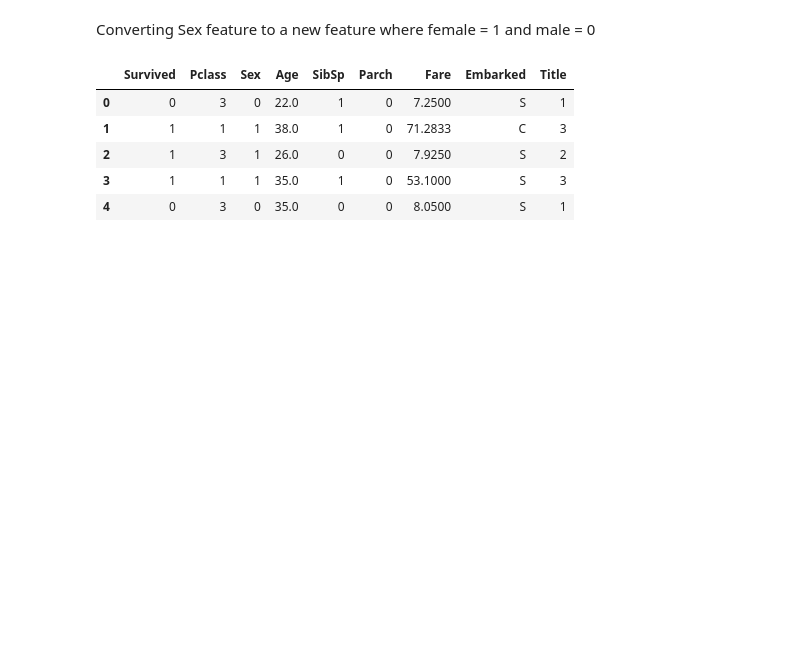
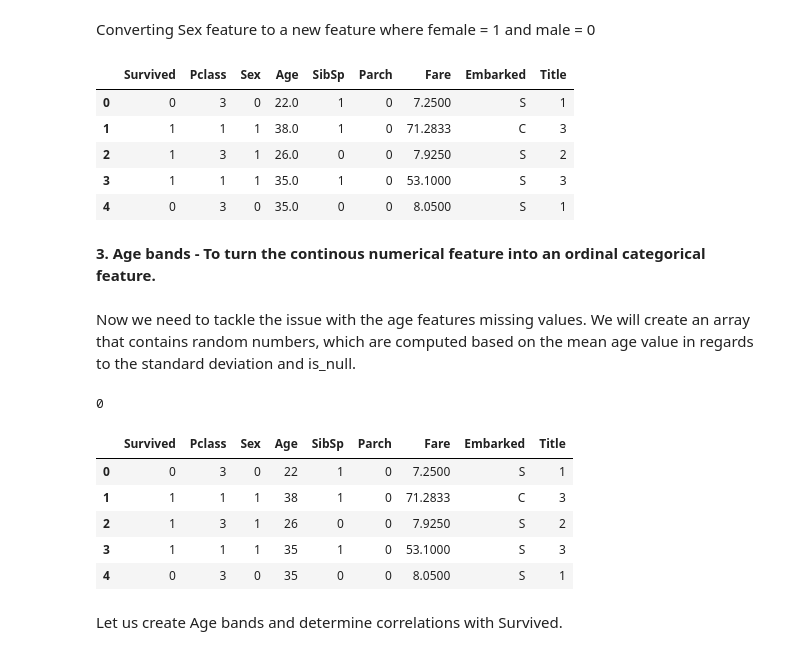
Before and after one commit to snaily16/Titanic-MachineLearning, a Jupyter notebook: Titanic - Machine Learning .ipynb, the cells around one changed output. Cells and saved outputs as stored; diff of their text form; code cells hidden in the pictures; blank space fills up the shorter version.

```diff
--- a/Titanic - Machine Learning .ipynb
+++ b/Titanic - Machine Learning .ipynb
@@ -347,3 +349,33 @@ train_df.head()
 | 2 | 1 | 3 | 1 | 26.0 | 0 | 0 | 7.9250 | S | 2 |
 | 3 | 1 | 1 | 1 | 35.0 | 1 | 0 | 53.1000 | S | 3 |
 | 4 | 0 | 3 | 0 | 35.0 | 0 | 0 | 8.0500 | S | 1 |
+# %% [markdown]
+**3. Age bands - To turn the continous numerical feature into an ordinal categorical feature.**
+# %% [markdown]
+Now we need to tackle the issue with the age features missing values. We will create an array that contains random numbers, which are computed based on the mean age value in regards to the standard deviation and is_null.
+# %%
+for data in combine:
+    mean = train_df['Age'].mean()
+    std = test_df['Age'].std()
+    null_count = data['Age'].isnull().sum()
+    rand_age = np.random.randint(mean - std, mean + std, size = null_count)
+
+    age_slice = data["Age"].copy()
+    age_slice[np.isnan(age_slice)] = rand_age
+    data["Age"] = age_slice
+    data["Age"] = train_df["Age"].astype(int)
+
+train_df["Age"].isnull().sum()
+# %% [output]
+0
+# %%
+train_df.head()
+# %% [output]
+|  | Survived | Pclass | Sex | Age | SibSp | Parch | Fare | Embarked | Title |
+| 0 | 0 | 3 | 0 | 22 | 1 | 0 | 7.2500 | S | 1 |
+| 1 | 1 | 1 | 1 | 38 | 1 | 0 | 71.2833 | C | 3 |
+| 2 | 1 | 3 | 1 | 26 | 0 | 0 | 7.9250 | S | 2 |
+| 3 | 1 | 1 | 1 | 35 | 1 | 0 | 53.1000 | S | 3 |
+| 4 | 0 | 3 | 0 | 35 | 0 | 0 | 8.0500 | S | 1 |
+# %% [markdown]
+Let us create Age bands and determine correlations with Survived.
```
Also changed, not shown: parts of 30 cells of this notebook.
